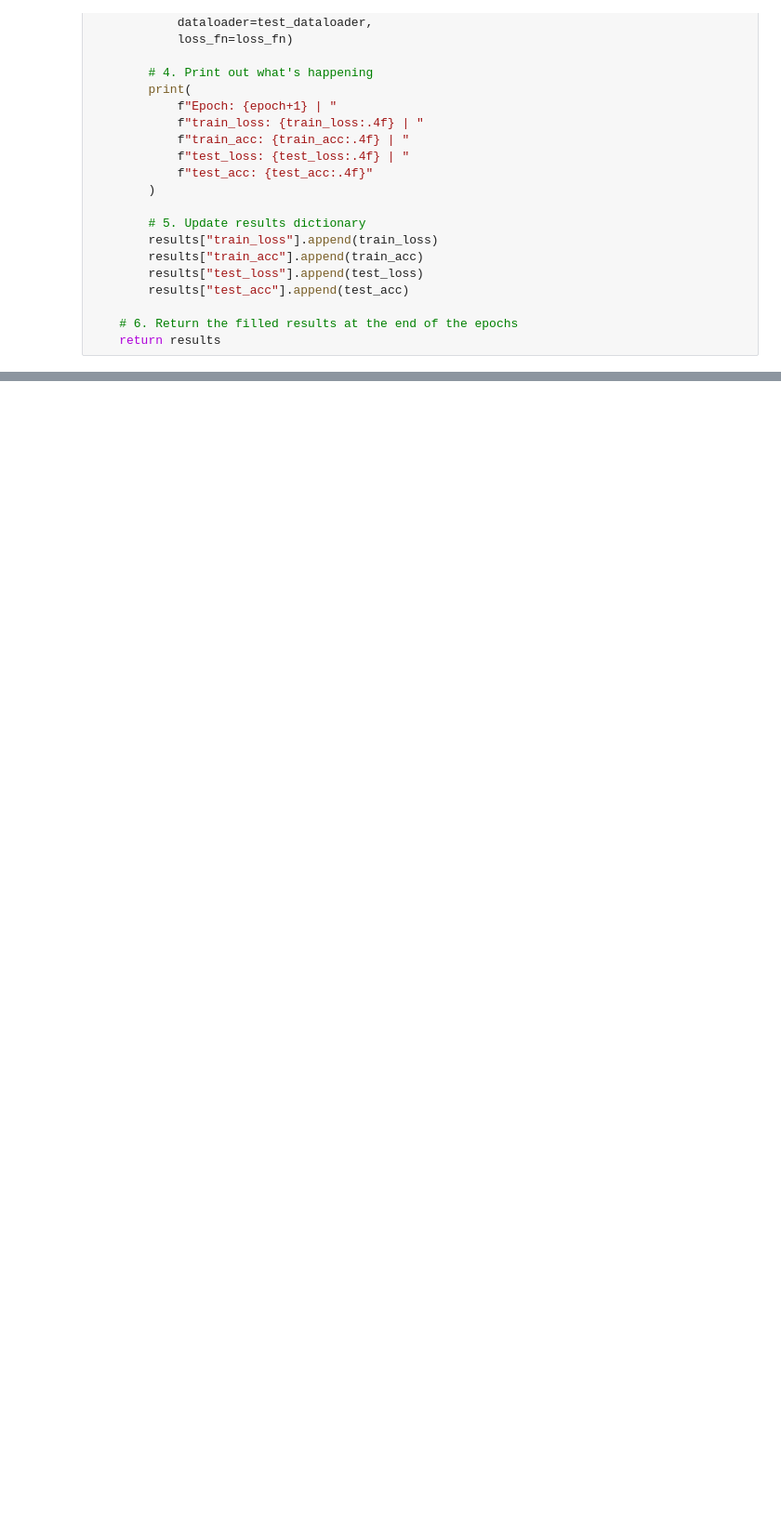
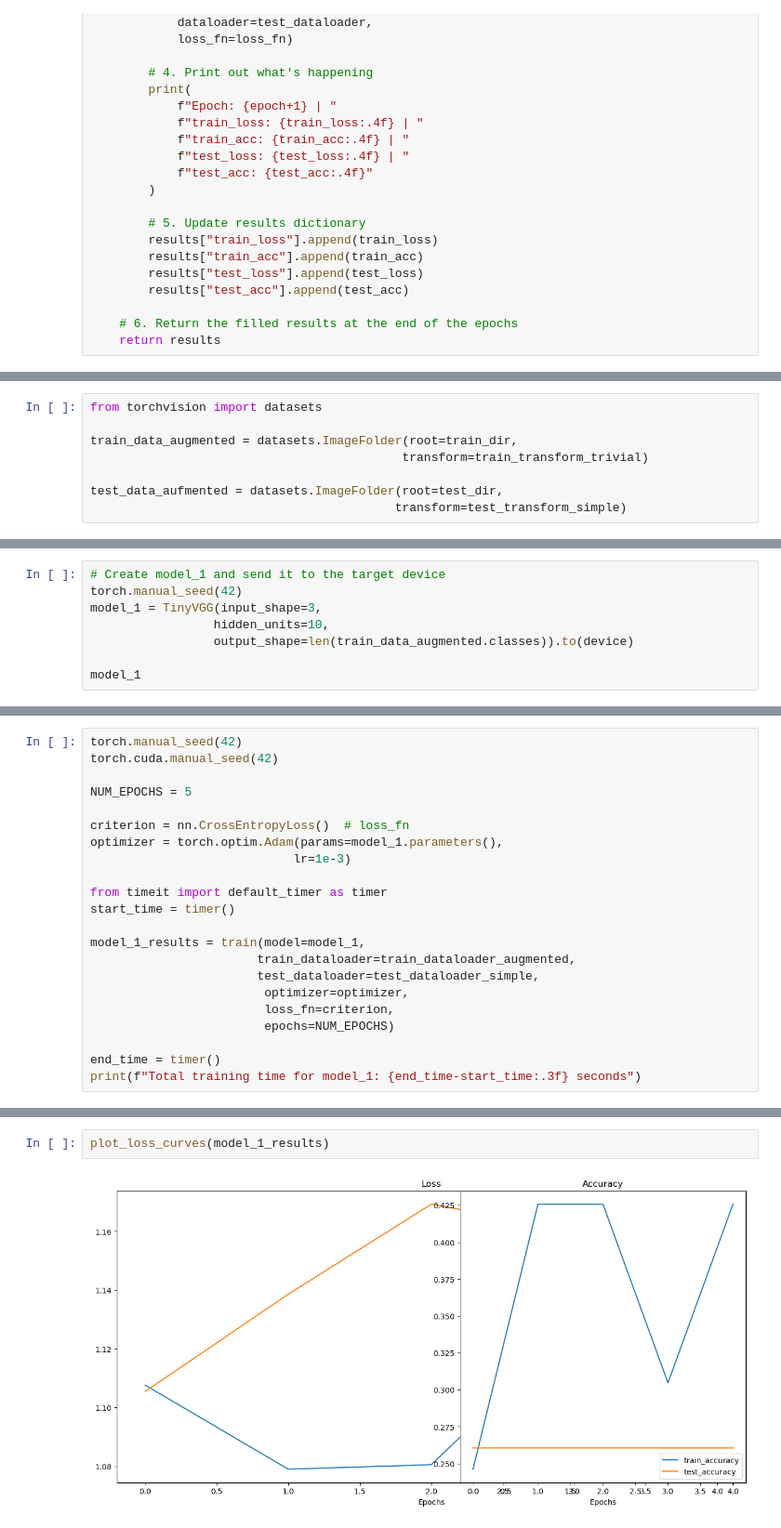
Before and after one commit to KajetanFrackowiak/pytorch_deep_learning, a Jupyter notebook: 04.pytorch_custom_datasets.ipynb, the cells around one changed output, grey strips where cells are left out. Shown at 93% size. Cells and saved outputs as stored; diff of their text form; blank space fills up the shorter version.

```diff
--- a/04.pytorch_custom_datasets.ipynb
+++ b/04.pytorch_custom_datasets.ipynb
@@ -1013,0 +1062,8 @@ model_0_results
+# %%
+from torchvision import datasets
+
+train_data_augmented = datasets.ImageFolder(root=train_dir,
+                                           transform=train_transform_trivial)
+
+test_data_aufmented = datasets.ImageFolder(root=test_dir,
+                                          transform=test_transform_simple)
@@ -1013,0 +1087,8 @@ model_0_results
+# %%
+# Create model_1 and send it to the target device
+torch.manual_seed(42)
+model_1 = TinyVGG(input_shape=3,
+                 hidden_units=10,
+                 output_shape=len(train_data_augmented.classes)).to(device)
+
+model_1
@@ -1013,0 +1116,22 @@ model_0_results
+# %%
+torch.manual_seed(42)
+torch.cuda.manual_seed(42)
+
+NUM_EPOCHS = 5
+
+criterion = nn.CrossEntropyLoss()  # loss_fn
+optimizer = torch.optim.Adam(params=model_1.parameters(),
+                            lr=1e-3)
+
+from timeit import default_timer as timer
+start_time = timer()
+
+model_1_results = train(model=model_1,
+                       train_dataloader=train_dataloader_augmented,
+                       test_dataloader=test_dataloader_simple,
+                        optimizer=optimizer,
+                        loss_fn=criterion,
+                        epochs=NUM_EPOCHS)
+
+end_time = timer()
+print(f"Total training time for model_1: {end_time-start_time:.3f} seconds")
@@ -1013,0 +1164,4 @@ model_0_results
+# %%
+plot_loss_curves(model_1_results)
+# %% [output]
+[figure, added]
```
Also changed, not shown: parts of 56 cells of this notebook.
